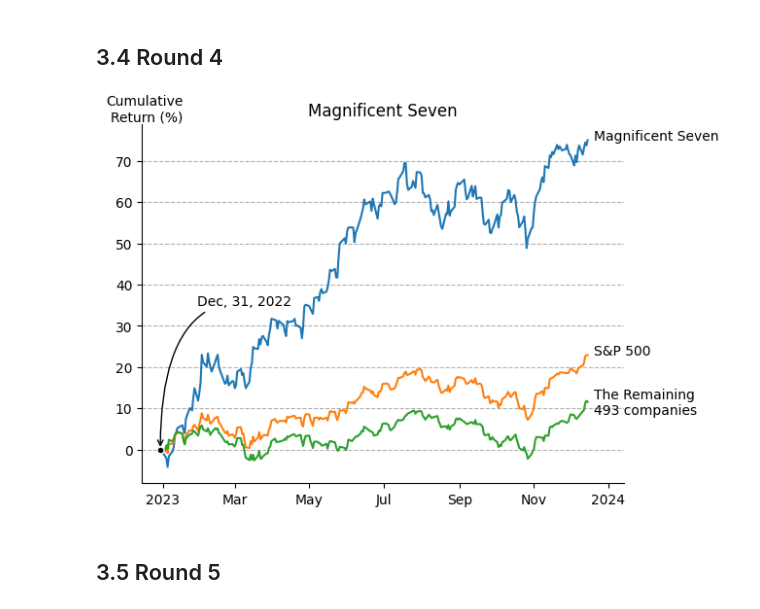
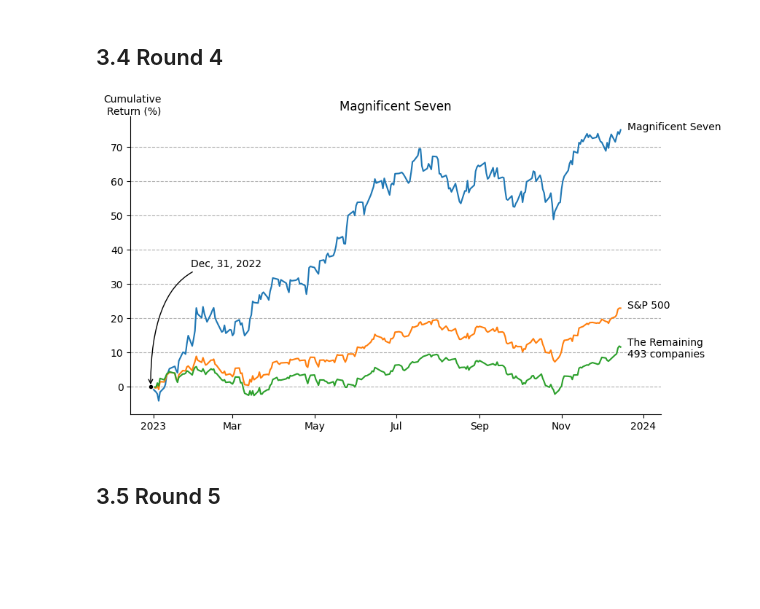
Before and after one commit to HzyBetty/Data-Visualization-Practice, a Jupyter notebook: docs/part_2/mag7.ipynb, the cells around one changed output. Saved outputs shown, nothing was run; the diff lists cells and outputs as text; code cells hidden in the pictures; blank space fills up the shorter version.

```diff
--- a/docs/part_2/mag7.ipynb
+++ b/docs/part_2/mag7.ipynb
@@ -176,7 +176,6 @@ plt.show()
 ## 3.4 Round 4
 # %%
 # Round 4
-# Round 3
 import matplotlib.dates as mdates
 
 fig, ax = plt.subplots()
@@ -184,6 +183,15 @@ fig, ax = plt.subplots()
 ax.plot(mag7_df["date"], mag7_df["mag7"])
 ax.plot(mag7_df["date"], mag7_df["sp"])
 ax.plot(mag7_df["date"], mag7_df["rest"])
+
+# set ax aspect ratio and figure size
+aspect_ratio = 9/16
+ax.set_box_aspect(aspect_ratio)
+
+scale = 1.05
+fig_width = 9 * scale
+fig_height = fig_width * aspect_ratio
+fig.set_size_inches(fig_width, fig_height)
 
 # set x-axis view limits
 ax.set_xlim(mag7_df["date"].iloc[0] - pd.Timedelta("15 days"),
@@ -238,35 +246,34 @@ ax.annotate(
 # remove x-axis label
 ax.set_xlabel("")
 
 # remove legend
 ax.legend().set_visible(False)
 
 # hide top and right spines
 ax.spines['top'].set_visible(False)
 ax.spines['right'].set_visible(False)
 
 # add y grid
 ax.grid(axis="y", linestyle="--")
 
 ax.set_title("Magnificent Seven")
 
 
 
 
 
 # add the last data point of the magnificent seven as a dot and annotate it
 # improve title
 # add caption
-# adjust axes aspect ratio
 # add the figure size
 # remove tight_layout()
 
 
 
 
 plt.show()
 # %% [output]
-[figure, old version]
+[figure, new version]
 # %% [markdown]
 ## 3.5 Round 5
 # %%
```
